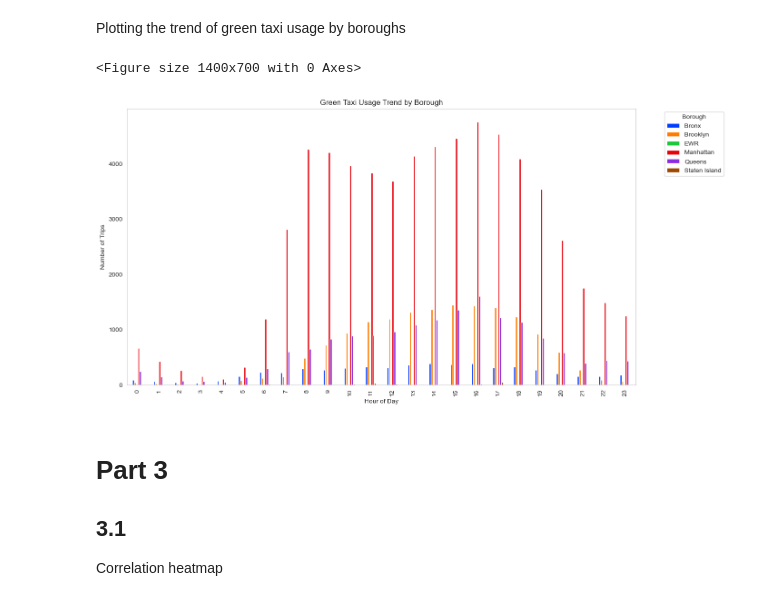
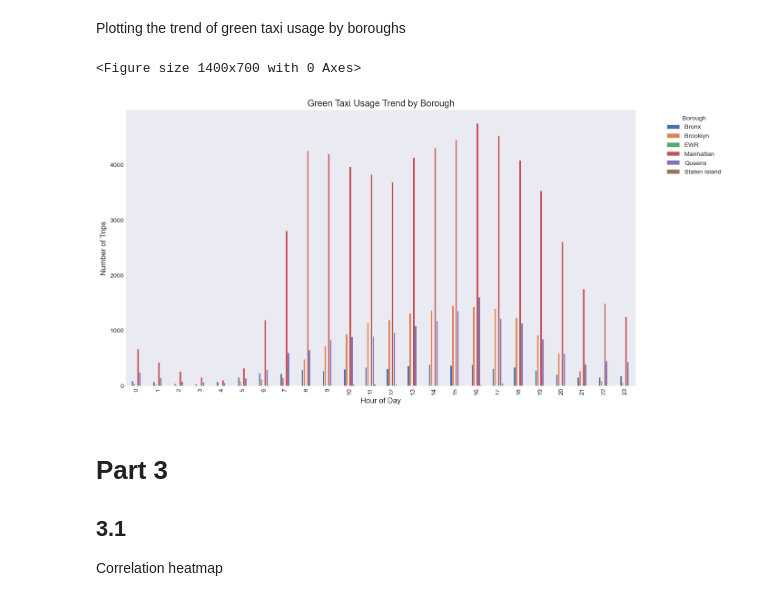
Before and after one commit to sagharrezanavaz/Transportation-Project, a Jupyter notebook: Project.ipynb, the cells around one changed output. Drawn from its saved outputs; the diff is of its cells as text; code cells hidden in the pictures.

```diff
--- a/Project.ipynb
+++ b/Project.ipynb
@@ -214,7 +214,8 @@ Plotting the Trip Type Distribution by Hour
 Trip Type Distribution by Hour
 # %%
 sns.set_style("whitegrid")
-plt.rcParams['axes.prop_cycle'] = plt.cycler(color=sns.color_palette("bright"))
+plt.style.use('ggplot')
+sns.set_palette('husl')
 trip_type_hourly_distribution = df_1.groupby(['pickup_hour', 'trip_type']).size().unstack(fill_value=0)
 plt.figure(figsize=(14, 7))
 sns.barplot(data=trip_type_hourly_distribution.reset_index().melt(id_vars=['pickup_hour']),
@@ -291,18 +292,20 @@ See the caveats in the documentation: https://pandas.pydata.org/pandas-docs/stab
 Plotting the trend of green taxi usage by boroughs
 # %%
 plt.figure(figsize=(14, 7))
+plt.style.use('seaborn-v0_8-darkgrid')
+sns.set_palette('deep')
 green_taxi_trend.T.plot(kind='bar', figsize=(14, 7))
 plt.title('Green Taxi Usage Trend by Borough')
 plt.xlabel('Hour of Day')
 plt.ylabel('Number of Trips')
 plt.legend(title='Borough', bbox_to_anchor=(1.05, 1), loc='upper left')
 plt.grid()
 plt.tight_layout()
 plt.show()
 df_1 = df_1.drop('Pickup_Borough', axis=1)
 # %% [output]
 <Figure size 1400x700 with 0 Axes>
-[figure, old version]
+[figure, new version]
 # %% [markdown]
 # Part 3
 ## 3.1
```
Also changed, not shown: parts of 8 cells of this notebook, 1 other file.
